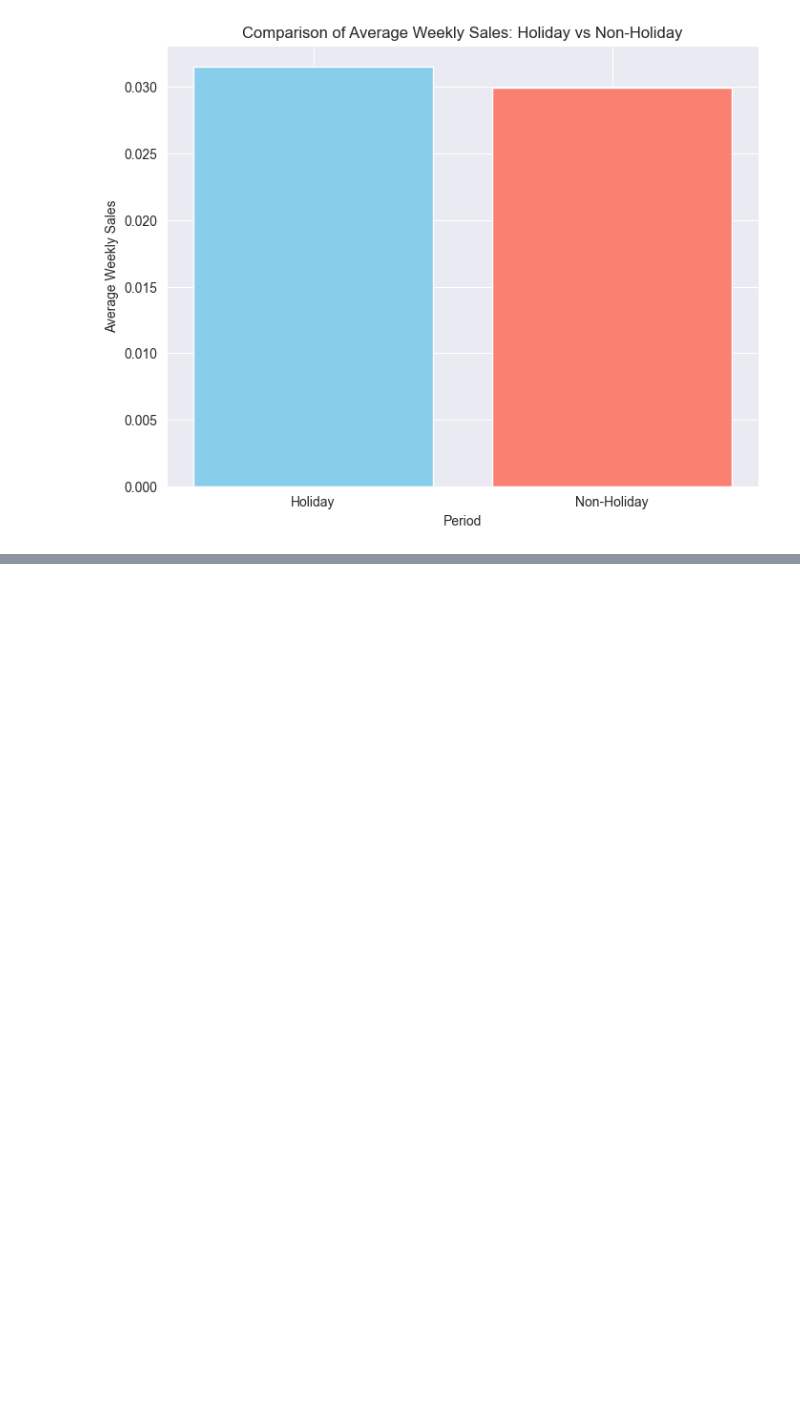
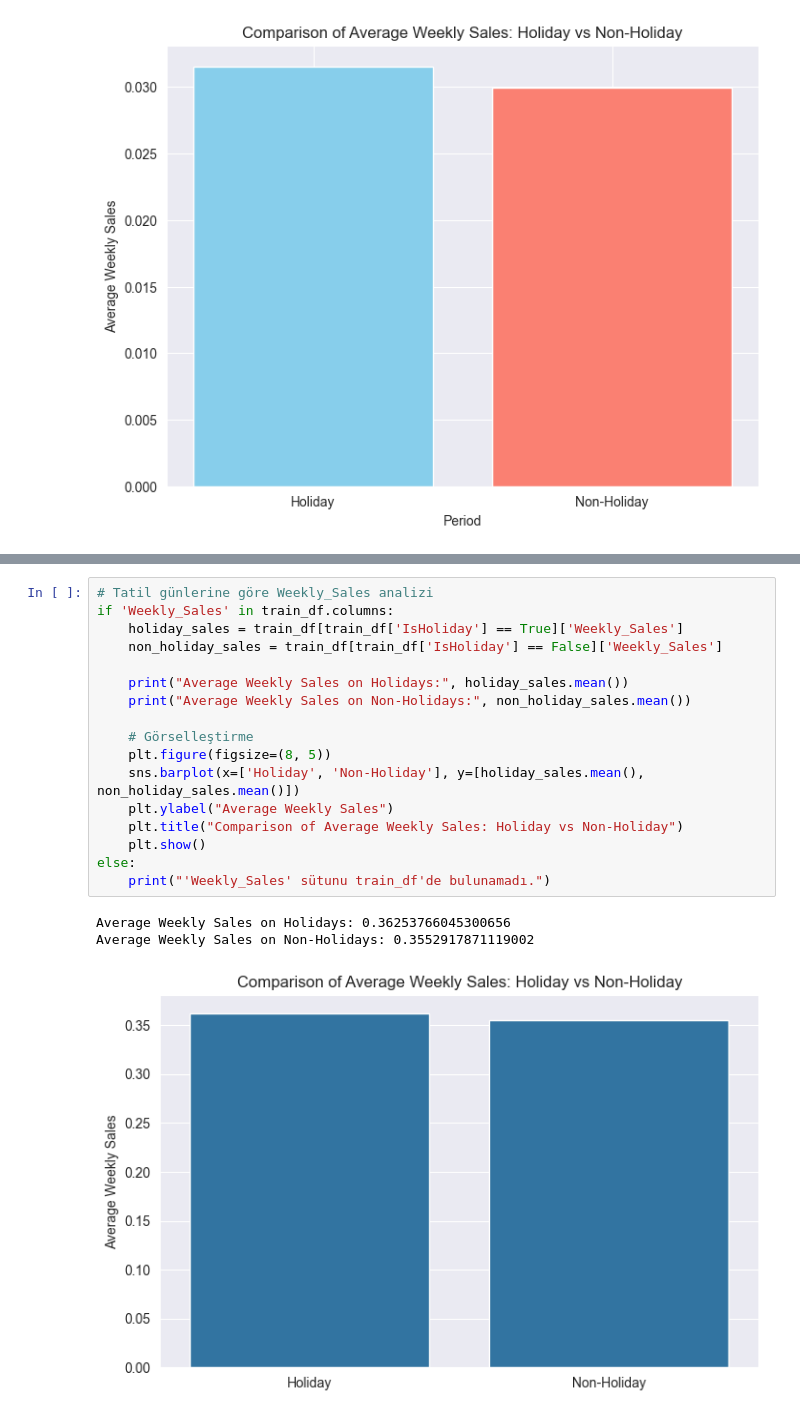
Before and after one commit to egemenozen1/Walmart-LSTM-Sales-Forecasting, a Jupyter notebook: Notebooks/Notebook1-DataCleaning.ipynb, the cells around one changed output, grey strips where cells are left out. Drawn from its saved outputs; the diff is of its cells as text; blank space fills up the shorter version.

```diff
--- a/Notebooks/Notebook1-DataCleaning.ipynb
+++ b/Notebooks/Notebook1-DataCleaning.ipynb
@@ -398,0 +559,21 @@ plt.show()
+# %%
+# Tatil günlerine göre Weekly_Sales analizi
+if 'Weekly_Sales' in train_df.columns:
+    holiday_sales = train_df[train_df['IsHoliday'] == True]['Weekly_Sales']
+    non_holiday_sales = train_df[train_df['IsHoliday'] == False]['Weekly_Sales']
+
+    print("Average Weekly Sales on Holidays:", holiday_sales.mean())
+    print("Average Weekly Sales on Non-Holidays:", non_holiday_sales.mean())
+
+    # Görselleştirme
+    plt.figure(figsize=(8, 5))
+    sns.barplot(x=['Holiday', 'Non-Holiday'], y=[holiday_sales.mean(), non_holiday_sales.mean()])
+    plt.ylabel("Average Weekly Sales")
+    plt.title("Comparison of Average Weekly Sales: Holiday vs Non-Holiday")
+    plt.show()
+else:
+    print("'Weekly_Sales' sütunu train_df'de bulunamadı.")
+# %% [output]
+Average Weekly Sales on Holidays: 0.36253766045300656
+Average Weekly Sales on Non-Holidays: 0.3552917871119002
+[figure, added]
```
Also changed, not shown: parts of 13 cells of this notebook, 1 other file.
